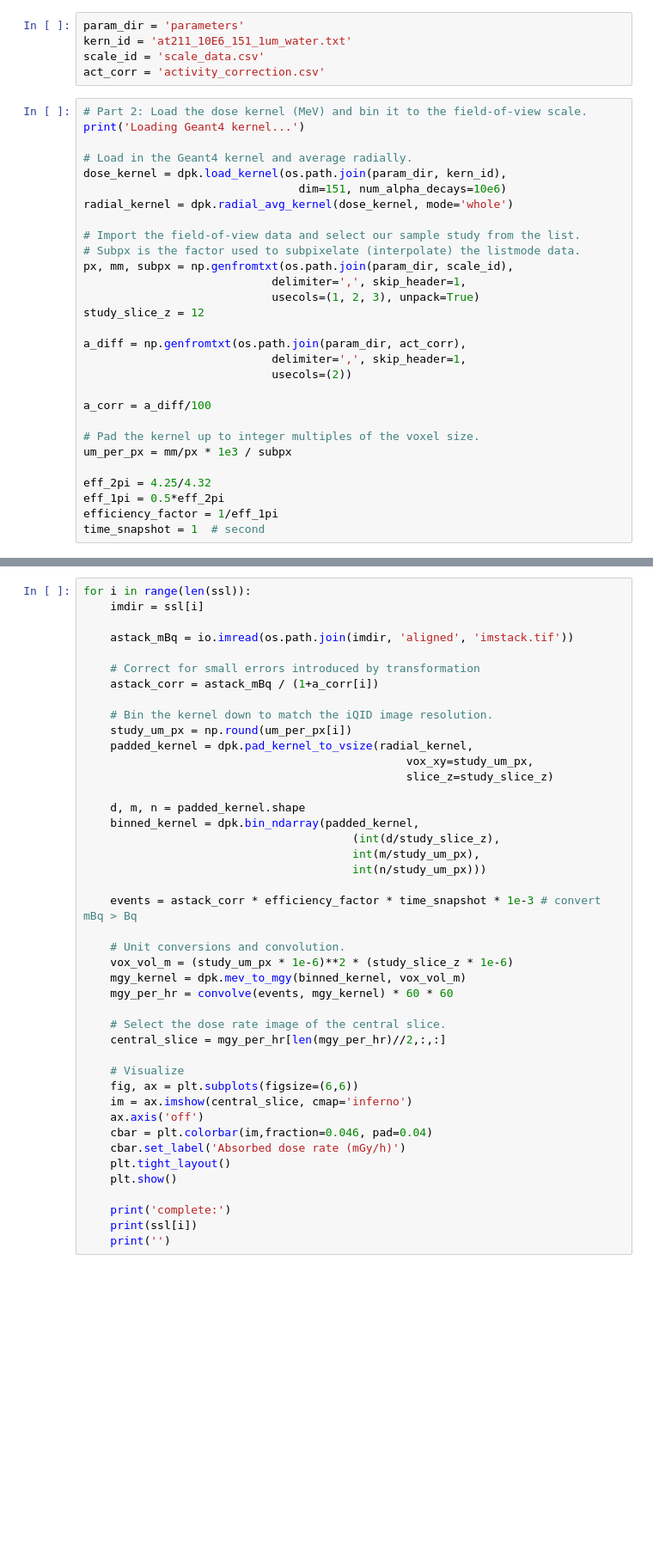
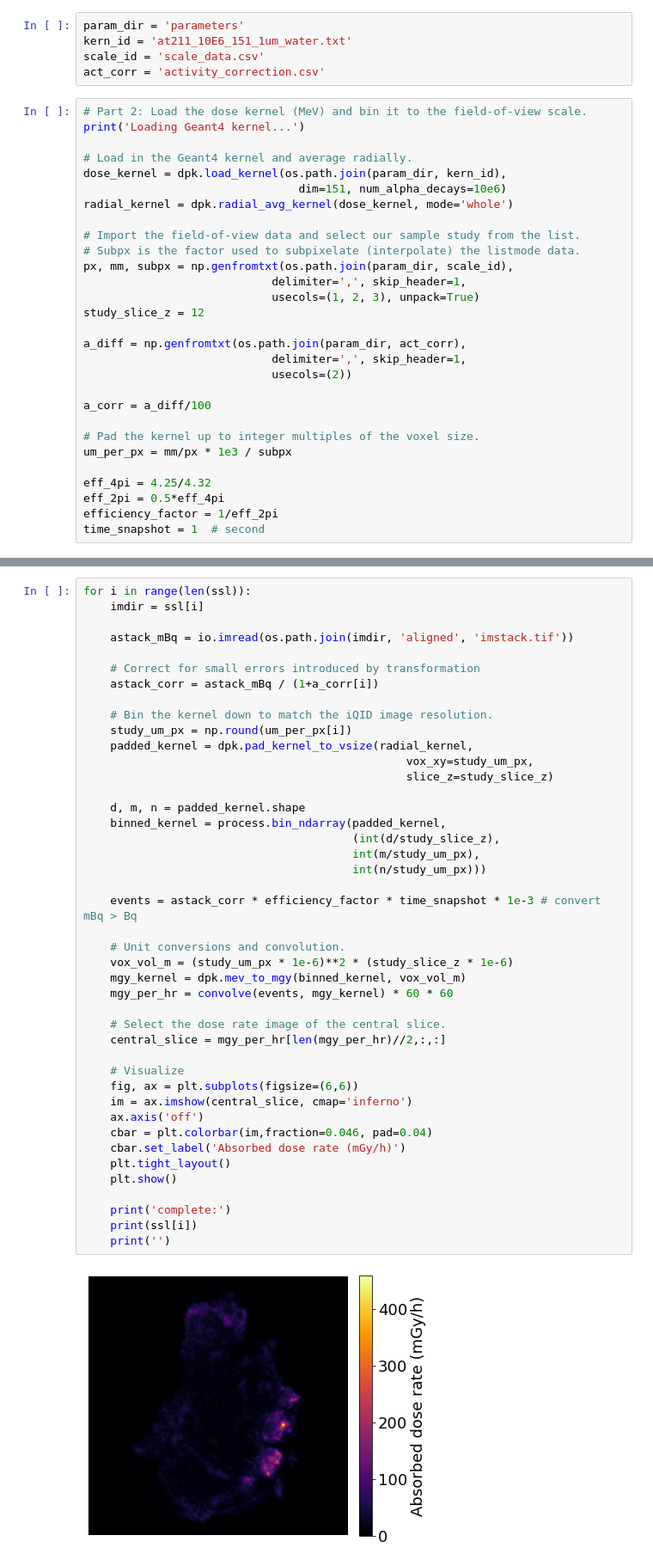
Before and after one commit to robin-peter/iqid-alphas, a Jupyter notebook: demo_notebooks/3_demo_batch_doserate.ipynb, the cells around one changed output, grey strips where cells are left out. Shown at 86% size. Drawn from its saved outputs; the diff is of its cells as text; blank space fills up the shorter version.

```diff
--- a/demo_notebooks/3_demo_batch_doserate.ipynb
+++ b/demo_notebooks/3_demo_batch_doserate.ipynb
@@ -92,9 +92,9 @@ a_corr = a_diff/100
 # Pad the kernel up to integer multiples of the voxel size.
 um_per_px = mm/px * 1e3 / subpx
 
-eff_2pi = 4.25/4.32
-eff_1pi = 0.5*eff_2pi
-efficiency_factor = 1/eff_1pi
+eff_4pi = 4.25/4.32
+eff_2pi = 0.5*eff_4pi
+efficiency_factor = 1/eff_2pi
 time_snapshot = 1  # second
 # %% [output]
 Loading Geant4 kernel...
@@ -114,31 +113,33 @@ for i in range(len(ssl)):
                                                 vox_xy=study_um_px,
                                                 slice_z=study_slice_z)
 
     d, m, n = padded_kernel.shape
-    binned_kernel = dpk.bin_ndarray(padded_kernel,
+    binned_kernel = process.bin_ndarray(padded_kernel,
                                         (int(d/study_slice_z),
                                         int(m/study_um_px),
                                         int(n/study_um_px)))
 
     events = astack_corr * efficiency_factor * time_snapshot * 1e-3 # convert mBq > Bq
 
     # Unit conversions and convolution.
     vox_vol_m = (study_um_px * 1e-6)**2 * (study_slice_z * 1e-6)
     mgy_kernel = dpk.mev_to_mgy(binned_kernel, vox_vol_m)
     mgy_per_hr = convolve(events, mgy_kernel) * 60 * 60
 
     # Select the dose rate image of the central slice.
     central_slice = mgy_per_hr[len(mgy_per_hr)//2,:,:]
 
     # Visualize
     fig, ax = plt.subplots(figsize=(6,6))
     im = ax.imshow(central_slice, cmap='inferno')
     ax.axis('off')
     cbar = plt.colorbar(im,fraction=0.046, pad=0.04)
     cbar.set_label('Absorbed dose rate (mGy/h)')
     plt.tight_layout()
     plt.show()
 
     print('complete:')
     print(ssl[i])
     print('')
+# %% [output]
+[figure, added]
```
Also changed, not shown: parts of 2 cells of this notebook, 2 other files.
